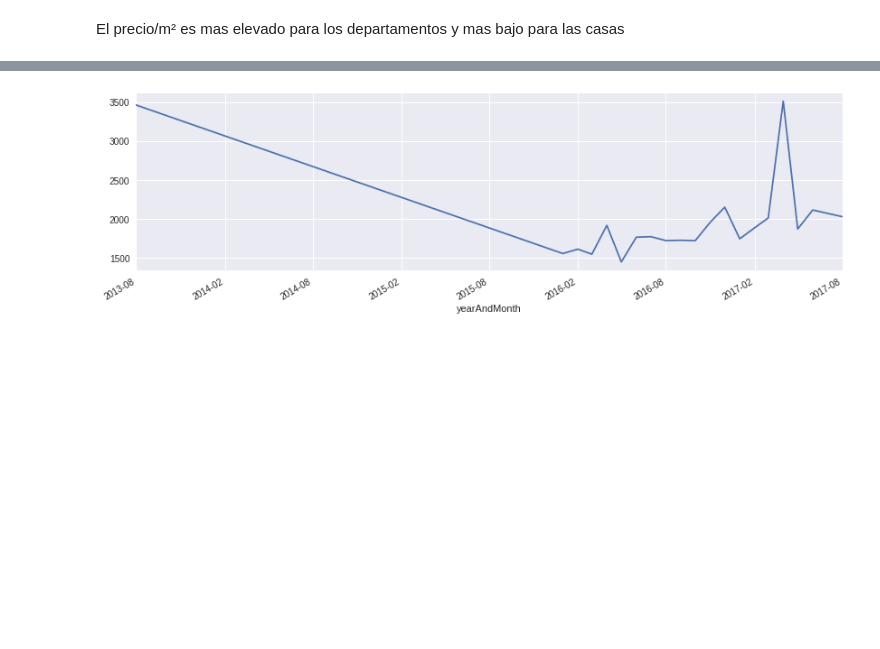
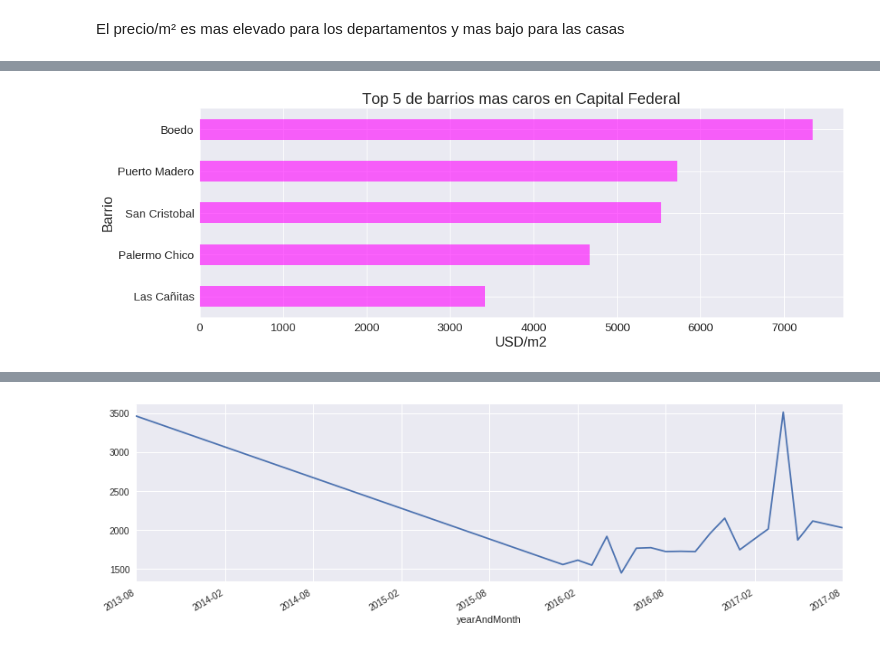
Before and after one commit to jazminferreiro-zz/orgaTP1, a Jupyter notebook: Analisis exploratorio Properati .ipynb, the cells around one changed output, grey strips where cells are left out. Cells and saved outputs as stored; diff of their text form; code cells hidden in the pictures; blank space fills up the shorter version.

```diff
--- a/Analisis exploratorio Properati .ipynb
+++ b/Analisis exploratorio Properati .ipynb
@@ -220,0 +234,12 @@ properati.groupby('state_name').mean()['price_usd_per_m2'].sort_values(ascending
+# %%
+capitalFederal = properati.loc[properati.state_name.str.contains("Capital Federal", na=False),:]
+GBA =properati.loc[properati.state_name.str.contains("G.B.A", na=False),:]
+# %%
+top5_CABA = getTopPlaces(capitalFederal,5)
+graph4 = top5_CABA.sort_values().plot.barh(figsize=(15,5),colormap='spring',fontsize=15, alpha=0.6)
+graph4.set_title("Top 5 de barrios mas caros en Capital Federal", fontsize=20)
+graph4.set_ylabel("Barrio", fontsize=18)
+graph4.set_xlabel("USD/m2", fontsize=18)
+plt.show()
+# %% [output]
+[figure, added]
```
Also changed, not shown: parts of 13 cells of this notebook.
